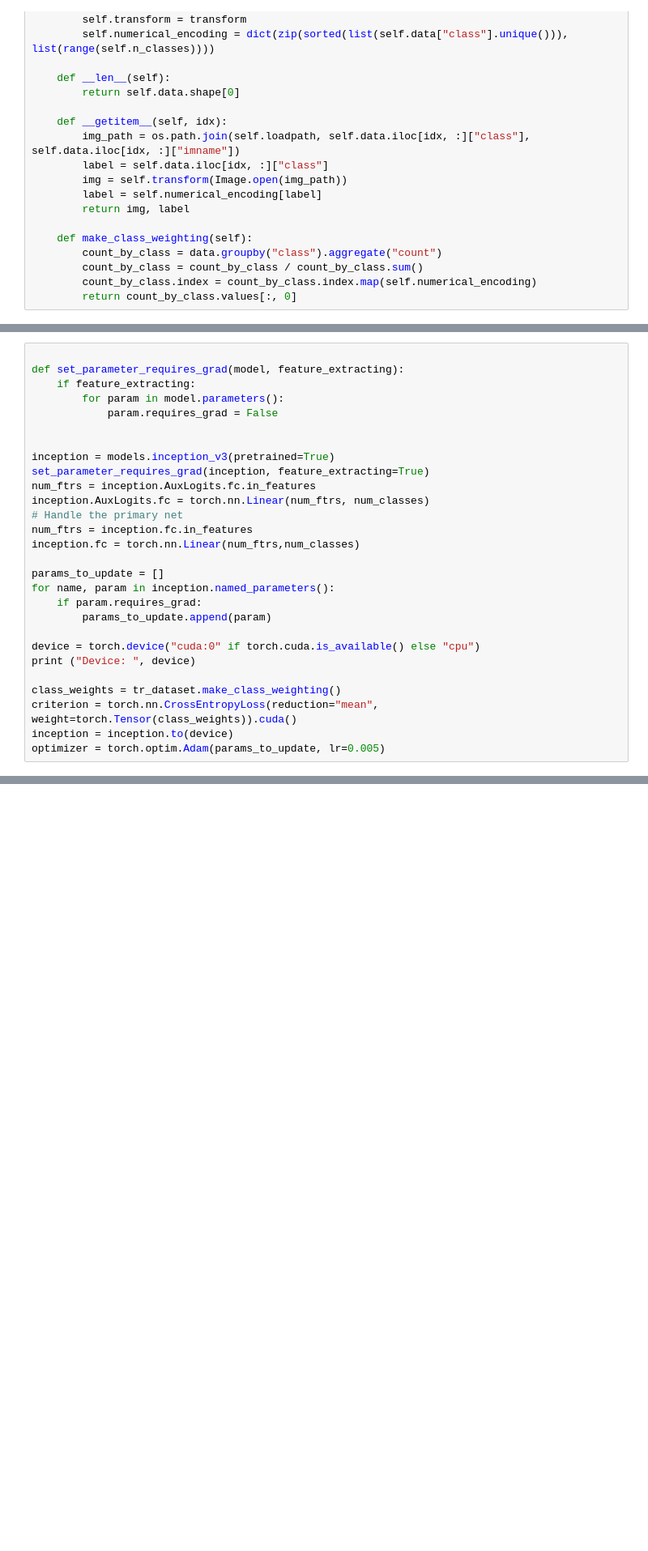
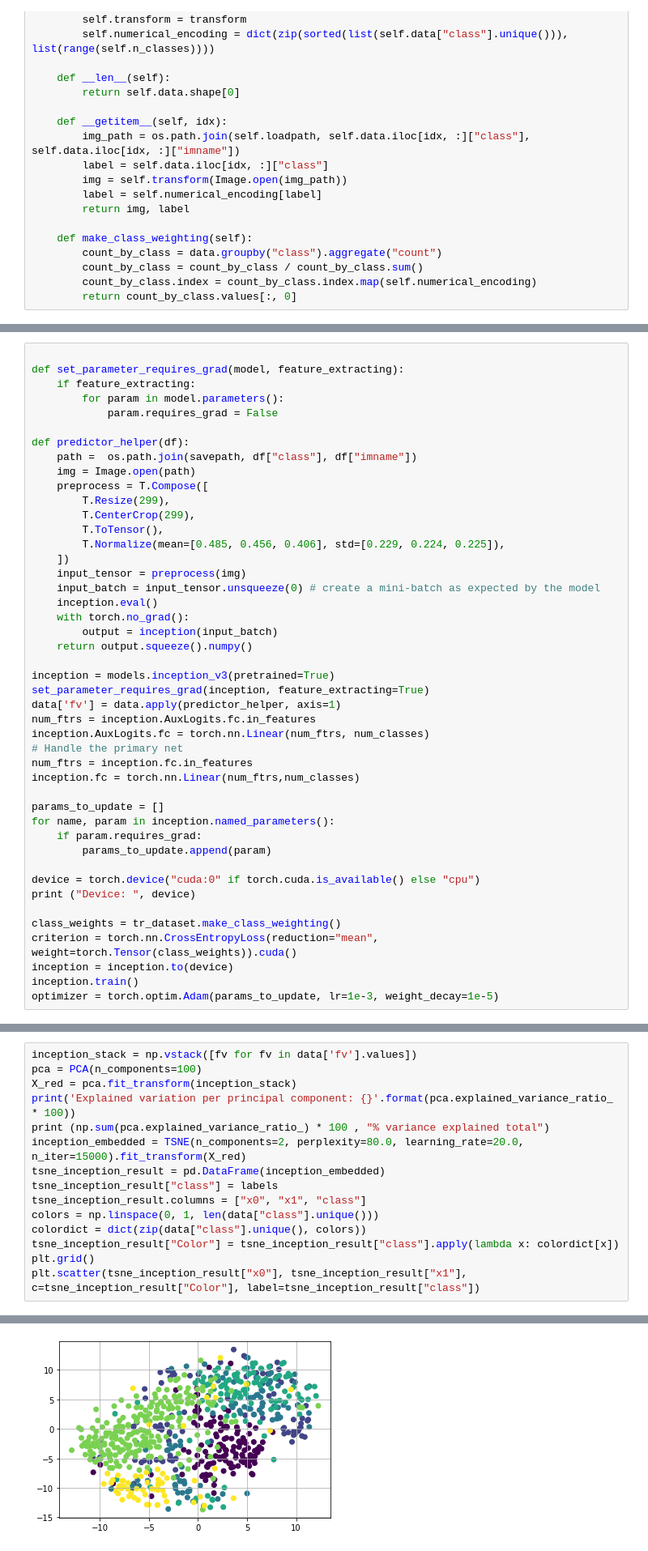
Before and after one commit to Greenstand/treetracker-machine-learning, a Jupyter notebook: species_classification/small_inception.ipynb, the cells around one changed output, grey strips where cells are left out. Shown: that part at 81% size. Saved outputs shown, nothing was run; the diff lists cells and outputs as text; blank space fills up the shorter version.

```diff
--- a/species_classification/small_inception.ipynb
+++ b/species_classification/small_inception.ipynb
@@ -215,9 +231,25 @@ def set_parameter_requires_grad(model, feature_extracting):
         for param in model.parameters():
             param.requires_grad = False
 
+def predictor_helper(df):
+    path =  os.path.join(savepath, df["class"], df["imname"])
+    img = Image.open(path)
+    preprocess = T.Compose([
+        T.Resize(299),
+        T.CenterCrop(299),
+        T.ToTensor(),
+        T.Normalize(mean=[0.485, 0.456, 0.406], std=[0.229, 0.224, 0.225]),
+    ])
+    input_tensor = preprocess(img)
+    input_batch = input_tensor.unsqueeze(0) # create a mini-batch as expected by the model
+    inception.eval()
+    with torch.no_grad():
+        output = inception(input_batch)
+    return output.squeeze().numpy()
 
 inception = models.inception_v3(pretrained=True)
 set_parameter_requires_grad(inception, feature_extracting=True)
+data['fv'] = data.apply(predictor_helper, axis=1)
 num_ftrs = inception.AuxLogits.fc.in_features
 inception.AuxLogits.fc = torch.nn.Linear(num_ftrs, num_classes)
 # Handle the primary net
@@ -235,4 +267,5 @@ print ("Device: ", device)
 class_weights = tr_dataset.make_class_weighting()
 criterion = torch.nn.CrossEntropyLoss(reduction="mean", weight=torch.Tensor(class_weights)).cuda()
 inception = inception.to(device)
-optimizer = torch.optim.Adam(params_to_update, lr=0.005)
+inception.train()
+optimizer = torch.optim.Adam(params_to_update, lr=1e-3, weight_decay=1e-5)
@@ -241,0 +272,16 @@ Device:  cuda:0
+# %%
+inception_stack = np.vstack([fv for fv in data['fv'].values])
+pca = PCA(n_components=100)
+X_red = pca.fit_transform(inception_stack)
+print('Explained variation per principal component: {}'.format(pca.explained_variance_ratio_ * 100))
+print (np.sum(pca.explained_variance_ratio_) * 100 , "% variance explained total")
+inception_embedded = TSNE(n_components=2, perplexity=80.0, learning_rate=20.0, n_iter=15000).fit_transform(X_red)
+tsne_inception_result = pd.DataFrame(inception_embedded)
+tsne_inception_result["class"] = labels
+tsne_inception_result.columns = ["x0", "x1", "class"]
+colors = np.linspace(0, 1, len(data["class"].unique()))
+colordict = dict(zip(data["class"].unique(), colors))
+tsne_inception_result["Color"] = tsne_inception_result["class"].apply(lambda x: colordict[x])
+plt.grid()
+plt.scatter(tsne_inception_result["x0"], tsne_inception_result["x1"], c=tsne_inception_result["Color"], label=tsne_inception_result["class"])
+# %% [output]
@@ -242,3 +307,4 @@ Device:  cuda:0
+[figure, added]
 # %%
 print (data.head(5))
 # %% [output]
```
Also changed, not shown: parts of 15 cells of this notebook.
